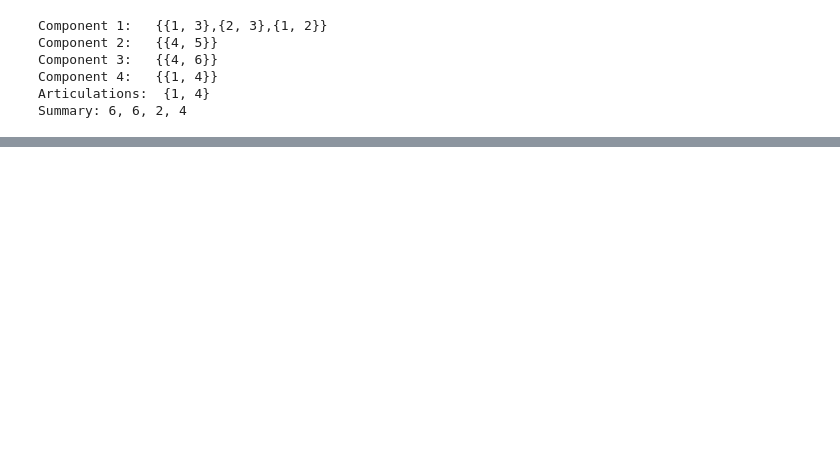
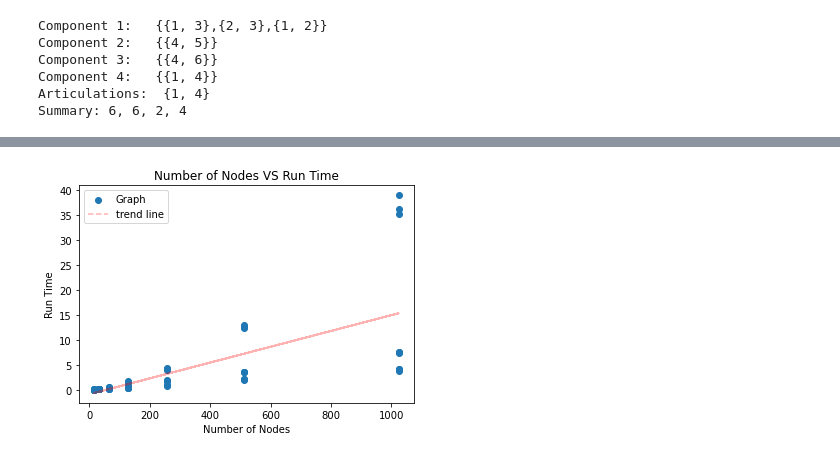
Before and after one commit to Qing201/StudyNote, a Jupyter notebook: Java/CSE417_Algorithms/HW/HW3/test.ipynb, the cells around one changed output, grey strips where cells are left out. Saved outputs shown, nothing was run; the diff lists cells and outputs as text; code cells hidden in the pictures; blank space fills up the shorter version.

```diff
--- a/Java/CSE417_Algorithms/HW/HW3/test.ipynb
+++ b/Java/CSE417_Algorithms/HW/HW3/test.ipynb
@@ -489,0 +296,20 @@ edge_plot = df.plot.scatter(x='edges_number', y='run_time')
+# %%
+import numpy as np
+import matplotlib.pyplot as plt
+x = df['nodes_number']
+y = df['run_time']
+
+fig,ax = plt.subplots()
+ax.scatter(x, y, label='Graph')
+
+z = np.polyfit(x, y, 1)
+p = np.poly1d(z)
+ax.plot(x,p(x),"r--", alpha=0.3, label='trend line')
+ax.set_ylabel('Run Time')
+ax.set_xlabel('Number of Nodes')
+ax.set_title('Number of Nodes VS Run Time')
+ax.legend()
+
+plt.show()
+# %% [output]
+[figure, added]
```
Also changed, not shown: parts of 11 cells of this notebook, 10 other files.
